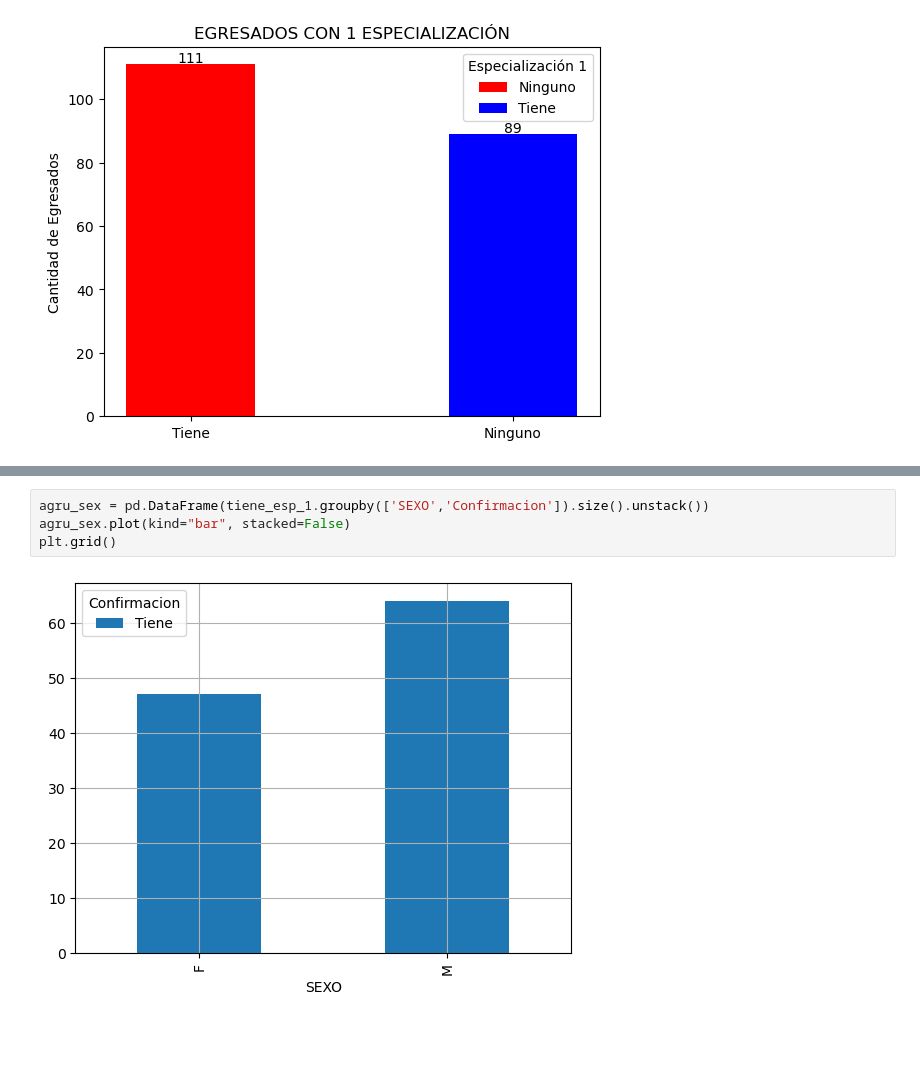
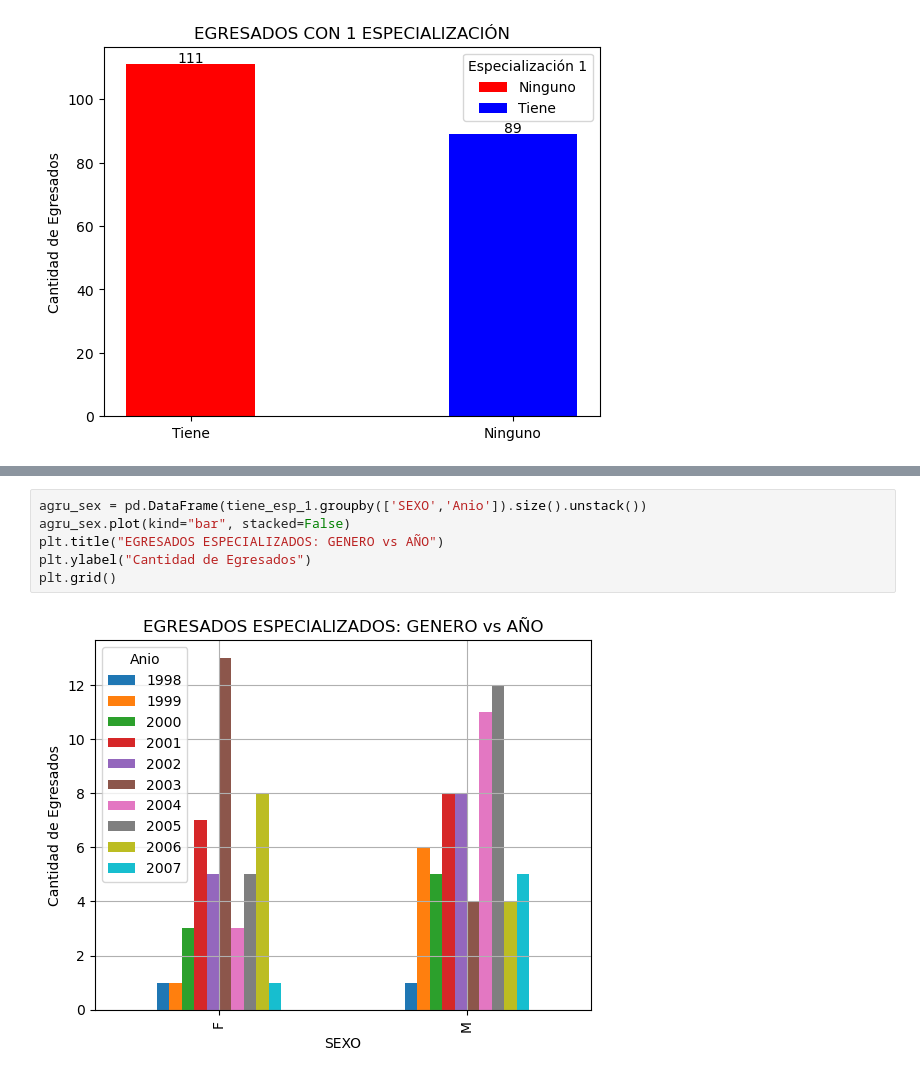
Before and after one commit to CarlosEMontesR/Proyectos2024, a Jupyter notebook: Tesis-2024/Comandos/Especializacion1.ipynb, the cells around one changed output, grey strips where cells are left out. Saved outputs shown, nothing was run; the diff lists cells and outputs as text; blank space fills up the shorter version.

```diff
--- a/Tesis-2024/Comandos/Especializacion1.ipynb
+++ b/Tesis-2024/Comandos/Especializacion1.ipynb
@@ -76,6 +71,8 @@ ax.bar_label(infoespe1_bar, padding=1)
 # %%
-agru_sex = pd.DataFrame(tiene_esp_1.groupby(['SEXO','Confirmacion']).size().unstack())
+agru_sex = pd.DataFrame(tiene_esp_1.groupby(['SEXO','Anio']).size().unstack())
 agru_sex.plot(kind="bar", stacked=False)
+plt.title("EGRESADOS ESPECIALIZADOS: GENERO vs AÑO")
+plt.ylabel("Cantidad de Egresados")
 plt.grid()
 # %% [output]
-[figure, old version]
+[figure, new version]
```
Also changed, not shown: parts of 3 cells of this notebook, 12 other files.
